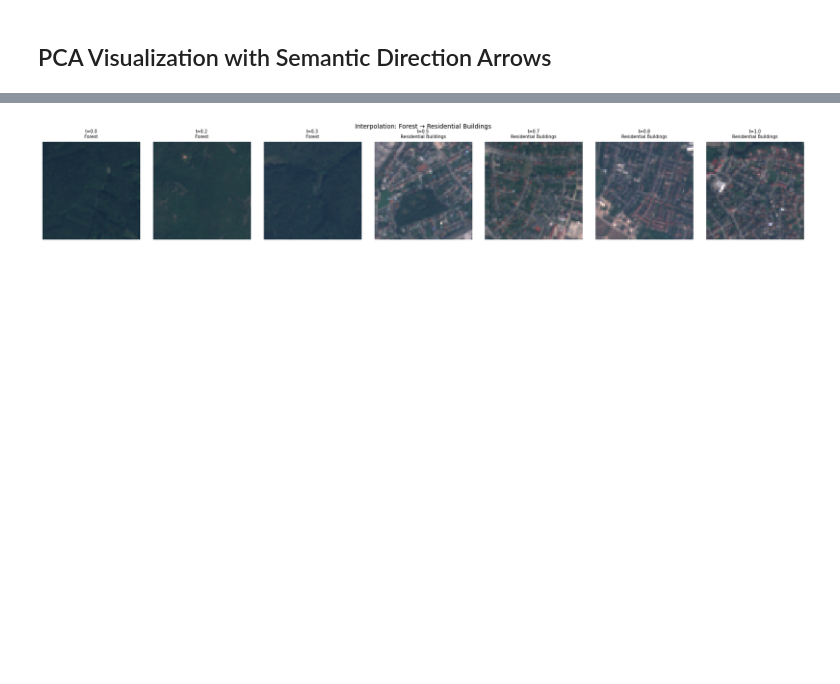
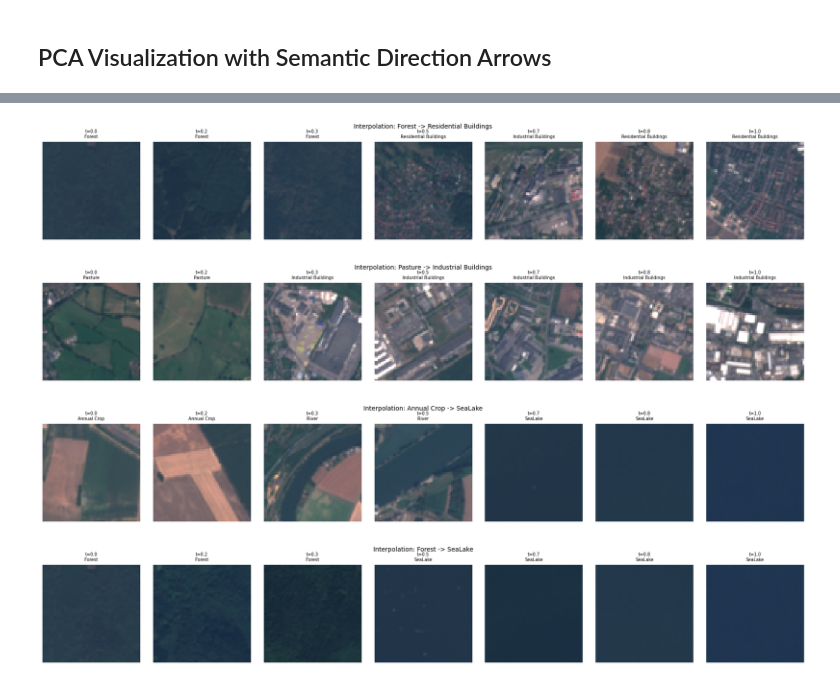
Before and after one commit to pkoerner6/geo-embedding-semantics, a Jupyter notebook: notebooks/02_semantic_arithmetic.ipynb, the cells around one changed output, grey strips where cells are left out. Cells and saved outputs as stored; diff of their text form; code cells hidden in the pictures; blank space fills up the shorter version.

```diff
--- a/notebooks/02_semantic_arithmetic.ipynb
+++ b/notebooks/02_semantic_arithmetic.ipynb
@@ -174,8 +181,8 @@ for src_name, tgt_name, dir_name in tests:
 # %% [markdown]
 ## PCA Visualization with Semantic Direction Arrows
 # %%
-pca    = PCA(n_components=2, random_state=SEED)
-emb2d  = pca.fit_transform(clay_emb)
+pca = PCA(n_components=2, random_state=SEED)
+emb2d = pca.fit_transform(clay_emb)
 cents2d = pca.transform(centroids)
 
 fig, ax = plt.subplots(figsize=(10, 7))
@@ -184,19 +191,19 @@ cmap = plt.get_cmap("tab10")
 for c in range(len(class_names)):
     m = labels == c
     ax.scatter(emb2d[m, 0], emb2d[m, 1], color=cmap(c), s=12, alpha=0.5)
-    ax.annotate(class_names[c], cents2d[c], fontsize=8, fontweight="bold",
-                color=cmap(c), ha="center")
+    ax.annotate(class_names[c], cents2d[c], fontsize=8, fontweight="bold", color=cmap(c), ha="center")
 
 # Draw direction arrows between centroid pairs
 arrow_pairs = [
-    ("Forest",               "Residential Buildings", "steelblue"),
-    ("Pasture",              "Industrial Buildings",  "darkred"),
-    ("Annual Crop",          "SeaLake",               "teal"),
+    ("Forest", "Residential Buildings", "steelblue"),
+    ("Pasture", "Industrial Buildings",  "darkred"),
+    ("Annual Crop", "SeaLake", "teal"),
+    ("Forest", "SeaLake", "darkgreen"),
+
 ]
 for src_name, tgt_name, color in arrow_pairs:
-    s, t = cents2d[idx[src_name]], cents2d[idx[tgt_name]]
-    ax.annotate("", xy=t, xytext=s,
-                arrowprops=dict(arrowstyle="->", color=color, lw=2))
+    s, t = cents2d[class_name_to_idx[src_name]], cents2d[class_name_to_idx[tgt_name]]
+    ax.annotate("", xy=t, xytext=s, arrowprops=dict(arrowstyle="->", color=color, lw=2))
 
 ax.set_title("Clay Embedding Space (PCA) with Semantic Directions")
 ax.set_xlabel("PC1"); ax.set_ylabel("PC2")
@@ -210,33 +219,41 @@ plt.show()
 # %%
-# Interpolate between Forest and Residential centroids.
-# At each step, find the nearest tile and visualise it.
+# Interpolate between Forest and Residential centroids. At each step, find the nearest tile and visualise it.
 
-src_name, tgt_name = "Forest", "Residential Buildings"
-src_c, tgt_c = idx[src_name], idx[tgt_name]
-n_steps = 7
+def latent_space_walk(src_name: str, tgt_name: str):
+    src_c = class_name_to_idx[src_name]
+    tgt_c = class_name_to_idx[tgt_name]
+    n_steps = 7
 
-E_norm = normalize(clay_emb.astype(np.float32))
+    E_norm = normalize(clay_emb.astype(np.float32))
 
-fig, axes = plt.subplots(1, n_steps, figsize=(2.5 * n_steps, 2.8))
-used = set()
+    fig, axes = plt.subplots(1, n_steps, figsize=(2.5 * n_steps, 2.8))
+    used = set()
 
-for step, t in enumerate(np.linspace(0, 1, n_steps)):
-    query      = (1 - t) * centroids[src_c] + t * centroids[tgt_c]
-    query_norm = query / (np.linalg.norm(query) + 1e-8)
-    sims       = query_norm @ E_norm.T
-    for j in np.argsort(sims)[::-1]:
-        if j not in used:
-            used.add(j)
-            break
-    arr = images[j]
-    rgb = msi_to_rgb(arr if arr.shape[0] == 13 else arr.transpose(2, 0, 1))
-    axes[step].imshow(rgb)
-    axes[step].axis("off")
-    axes[step].set_title(f"t={t:.1f}\n{class_names[labels[j]]}", fontsize=7)
+    for step, t in enumerate(np.linspace(0, 1, n_steps)):
+        query = (1 - t) * centroids[src_c] + t * centroids[tgt_c]
+        query_norm = query / (np.linalg.norm(query) + 1e-8)
+        sims = query_norm @ E_norm.T
+        for j in np.argsort(sims)[::-1]:
+            if j not in used:
+                used.add(j)
+                break
+        arr = images[j]
+        rgb = msi_to_rgb(arr if arr.shape[0] == 13 else arr.transpose(2, 0, 1))
+        axes[step].imshow(rgb)
+        axes[step].axis("off")
+        axes[step].set_title(f"t={t:.1f}\n{class_names[labels[j]]}", fontsize=7)
 
-plt.suptitle(f"Interpolation: {src_name} → {tgt_name}", fontsize=10)
-plt.tight_layout()
-plt.savefig("../figures/02_interpolation.png", dpi=110, bbox_inches="tight")
-plt.show()
+    plt.suptitle(f"Interpolation: {src_name} -> {tgt_name}", fontsize=10)
+    plt.tight_layout()
+    plt.show()
+
+latent_space_walk(src_name="Forest", tgt_name="Residential Buildings")
+latent_space_walk(src_name="Pasture", tgt_name="Industrial Buildings")
+latent_space_walk(src_name="Annual Crop", tgt_name="SeaLake")
+latent_space_walk(src_name="Forest", tgt_name="SeaLake")
+latent_space_walk(src_name="Highway", tgt_name="Herbaceous Vegetation")
 # %% [output]
-[figure, old version]
+[figure, new version]
+[figure, added]
+[figure, added]
+[figure, added]
```
Also changed, not shown: parts of 11 cells of this notebook.
